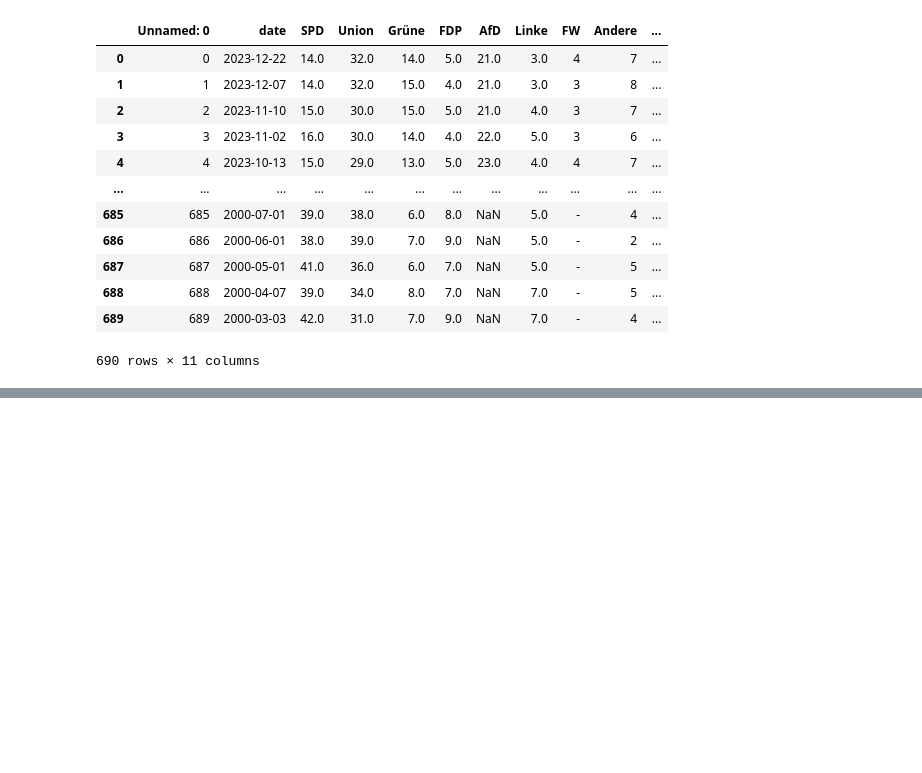
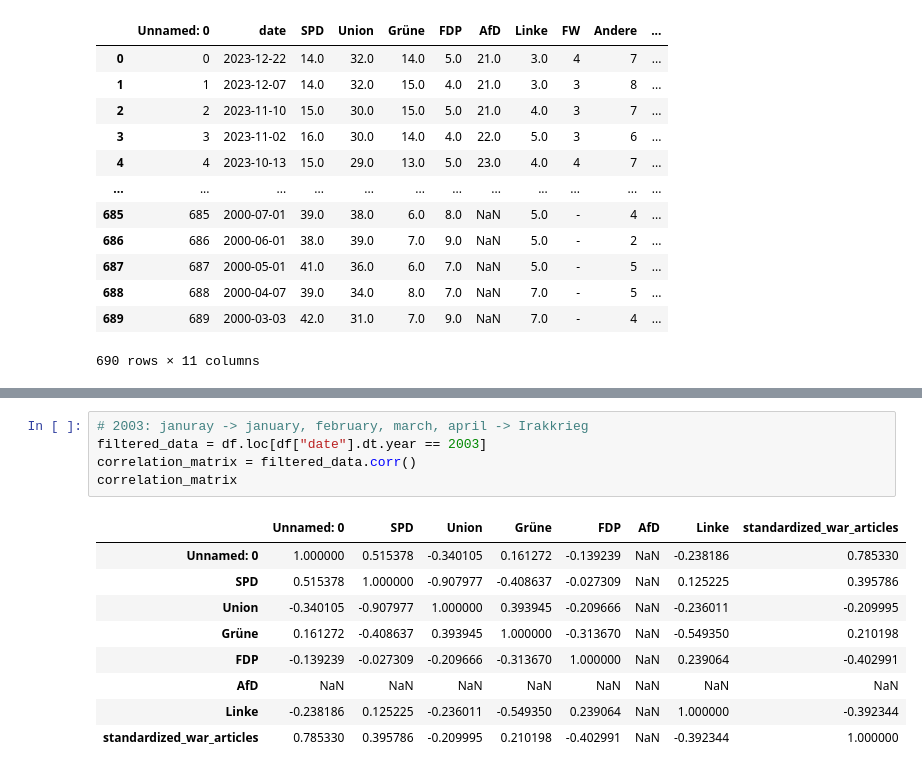
Before and after one commit to schokoblume/Data-Literacy, a Jupyter notebook: Analysis/Correlation.ipynb, the cells around one changed output, grey strips where cells are left out. Saved outputs shown, nothing was run; the diff lists cells and outputs as text; blank space fills up the shorter version.

Commit message:
correlation for each important year

```diff
--- a/Analysis/Correlation.ipynb
+++ b/Analysis/Correlation.ipynb
@@ -44,3 +43,18 @@ correlation_matrix
 | AfD | -0.744787 | -0.653440 | -0.731224 | 0.357925 | 0.436607 | 1.000000 | -0.329152 | 0.156412 |
 | Linke | -0.209843 | -0.155073 | -0.264622 | -0.028808 | 0.317068 | -0.329152 | 1.000000 | -0.293275 |
 | standardized_war_articles | -0.128824 | -0.102354 | -0.004192 | 0.067167 | -0.150001 | 0.156412 | -0.293275 | 1.000000 |
+# %%
+# 2003: januray -> january, february, march, april -> Irakkrieg
+filtered_data = df.loc[df["date"].dt.year == 2003]
+correlation_matrix = filtered_data.corr()
+correlation_matrix
+# %% [output]
+|  | Unnamed: 0 | SPD | Union | Grüne | FDP | AfD | Linke | standardized_war_articles |
+| Unnamed: 0 | 1.000000 | 0.515378 | -0.340105 | 0.161272 | -0.139239 | NaN | -0.238186 | 0.785330 |
+| SPD | 0.515378 | 1.000000 | -0.907977 | -0.408637 | -0.027309 | NaN | 0.125225 | 0.395786 |
+| Union | -0.340105 | -0.907977 | 1.000000 | 0.393945 | -0.209666 | NaN | -0.236011 | -0.209995 |
+| Grüne | 0.161272 | -0.408637 | 0.393945 | 1.000000 | -0.313670 | NaN | -0.549350 | 0.210198 |
+| FDP | -0.139239 | -0.027309 | -0.209666 | -0.313670 | 1.000000 | NaN | 0.239064 | -0.402991 |
+| AfD | NaN | NaN | NaN | NaN | NaN | NaN | NaN | NaN |
+| Linke | -0.238186 | 0.125225 | -0.236011 | -0.549350 | 0.239064 | NaN | 1.000000 | -0.392344 |
+| standardized_war_articles | 0.785330 | 0.395786 | -0.209995 | 0.210198 | -0.402991 | NaN | -0.392344 | 1.000000 |
```
Also changed, not shown: parts of 7 cells of this notebook.
